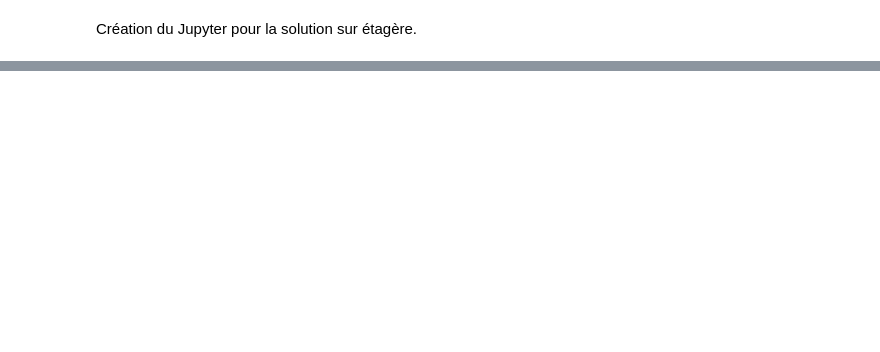
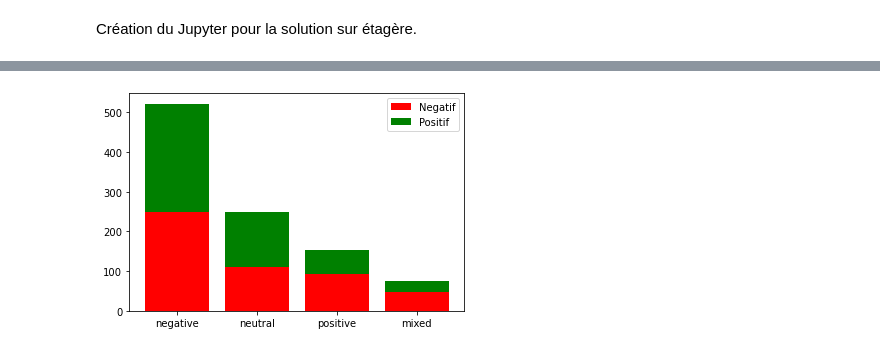
Before and after one commit to Sfix/OC-P07, a Jupyter notebook: Collect data sur etagere.ipynb, the cells around one changed output, grey strips where cells are left out. Saved outputs shown, nothing was run; the diff lists cells and outputs as text; code cells hidden in the pictures; blank space fills up the shorter version.

```diff
--- a/Collect data sur etagere.ipynb
+++ b/Collect data sur etagere.ipynb
@@ -221,0 +226,4 @@ df_results.to_pickle(Path('./data')/f"{FILE_DF_RESULTS}.pkl")
+# %%
+# Load the data
+df_results = pd.read_pickle(Path('./data')/f"{FILE_DF_RESULTS}.pkl")
+df_results.sample(10)
@@ -221,0 +242,26 @@ df_results.to_pickle(Path('./data')/f"{FILE_DF_RESULTS}.pkl")
+# %%
+mask = df_test['score'] == 0
+negative_index = df_test.loc[mask].index
+mask = [x in negative_index for x in df_results['index']]
+negative_results = df_results.loc[mask, 'sentiment'].value_counts()
+mask = [x not in negative_index for x in df_results['index']]
+positive_results = df_results.loc[mask, 'sentiment'].value_counts()
+# %%
+fig, ax = plt.subplots()
+ax.bar(
+        x= negative_results.index,
+        height= negative_results.values,
+        color= ['red'],
+        label= 'Negatif'
+)
+ax.bar(
+        x= negative_results.index,
+        height= positive_results.values,
+        bottom= negative_results.values,
+        color= ['green'],
+        label= 'Positif'
+)
+plt.legend()
+plt.show()
+# %% [output]
+[figure, added]
```
Also changed, not shown: parts of 7 cells of this notebook, 10 other files.
